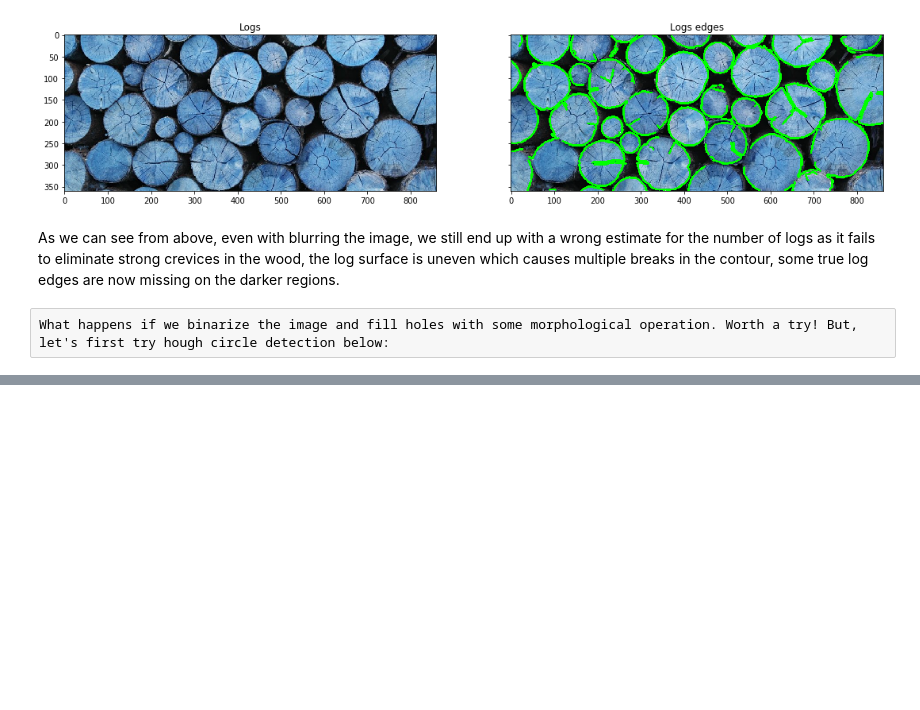
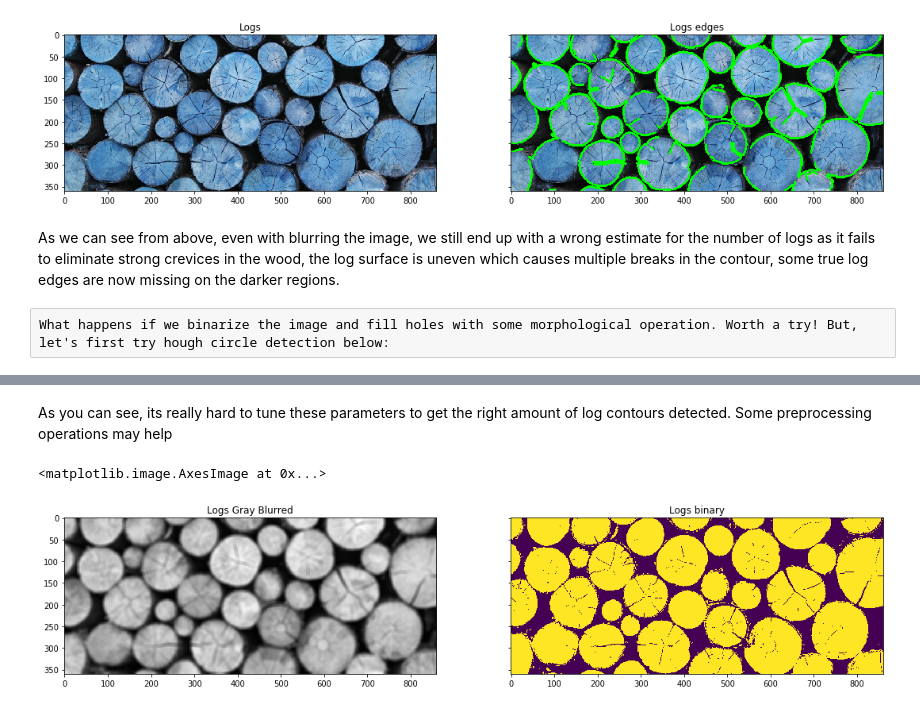
Before and after one commit to bdutta6/computer-vision-portfolio, a Jupyter notebook: countObjects.ipynb, the cells around one changed output, grey strips where cells are left out. Cells and saved outputs as stored; diff of their text form; code cells hidden in the pictures; blank space fills up the shorter version.

```diff
--- a/countObjects.ipynb
+++ b/countObjects.ipynb
@@ -125,0 +108,18 @@ ax2.imshow(testImageCircle)
+# %% [markdown]
+As you can see, its really hard to tune these parameters to get the right amount of log contours detected. Some preprocessing operations may help
+# %%
+# Preprocess into a binary image
+
+th, binaryImage = cv2.threshold(gray, 80, 255, cv2.THRESH_BINARY)
+f, (ax1, ax2) = plt.subplots(1, 2, sharey=True)
+f.set_size_inches(18.5, 10.5)
+ax1.set_title('Logs Gray Blurred')
+ax1.imshow(grayBlurred, cmap='gray')
+
+
+ax2.set_title('Logs binary')
+#plt.imsave('logs-canny.png', edges, cmap='gray', format='png')
+ax2.imshow(binaryImage)
+# %% [output]
+<matplotlib.image.AxesImage at 0x...>
+[figure, added]
```
Also changed, not shown: parts of 11 cells of this notebook.
